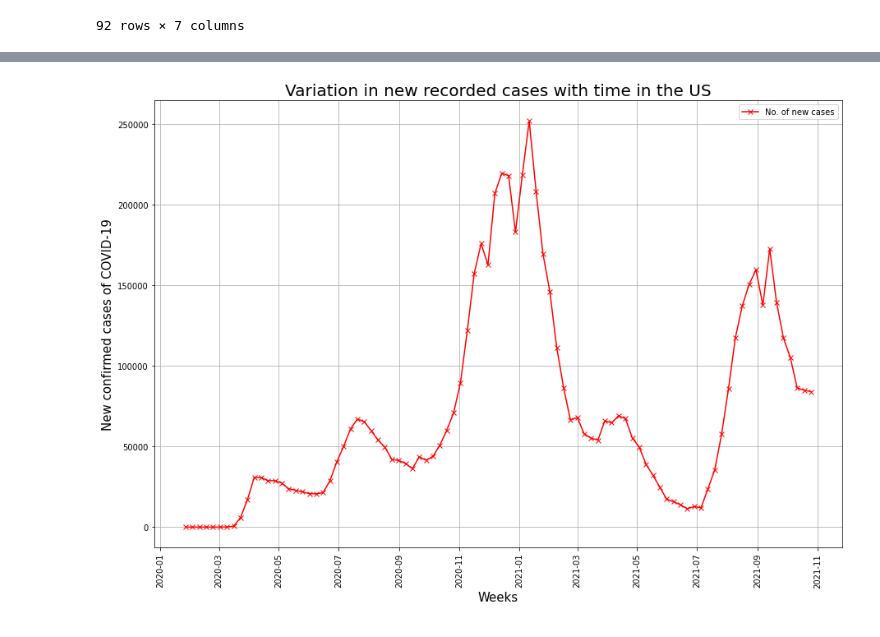
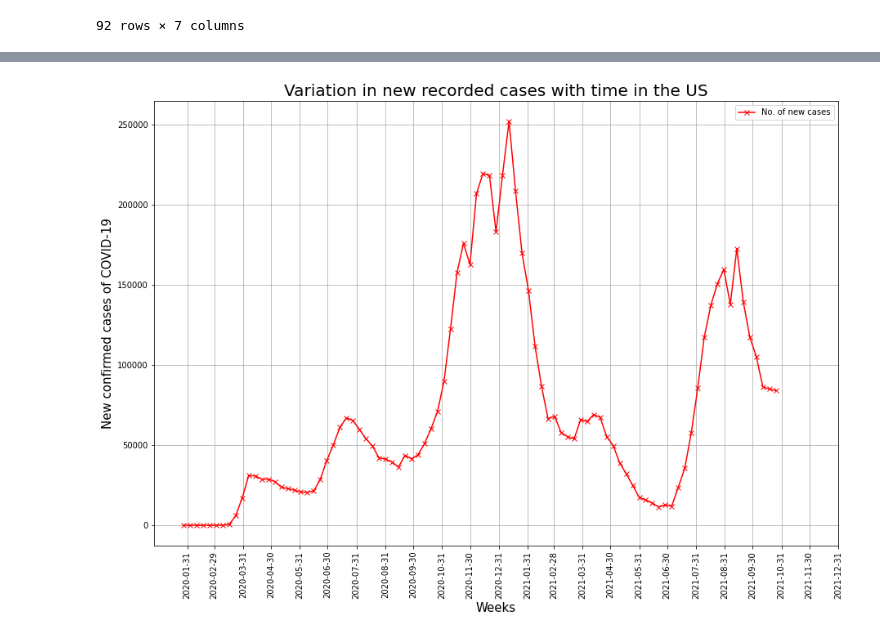
Before and after one commit to Waltontan/Project_Covid, a Jupyter notebook: q2-cleaning.ipynb, the cells around one changed output, grey strips where cells are left out. Drawn from its saved outputs; the diff is of its cells as text; code cells hidden in the pictures.

Commit message:
line plots

```diff
--- a/q2-cleaning.ipynb
+++ b/q2-cleaning.ipynb
@@ -196,11 +199,11 @@ df1.describe()
 # %%
 #groupby week and location
 
-df1_week = df1.groupby(['location', pd.Grouper(key='date', freq='W-MON')]).mean().reset_index().sort_values(['location', 'date'])
+df1_week = df1.groupby(['location', pd.Grouper(key='date', freq='W-MON')])
 
-# df1_week = df1.groupby(['location', pd.Grouper(key='date', freq='W-MON')])
+df1_week = df1_week.mean().reset_index().sort_values(['location', 'date'])
 
-df1_week.head(10)
+df1_week
 # %% [output]
 |  | location | date | people_fully_vaccinated | new_cases | hosp_patients | icu_patients | new_deaths |
 | 0 | Austria | 2020-03-02 | NaN | 2.571429 | NaN | NaN | NaN |
@@ -335,30 +398,29 @@ plt.show()
 # %%
 #plot to demostrate variation in new cases with time in the US
 
 x_axis2 = df1_USA["date"]
 y_axis2 = df1_USA["new_cases"]
 
 plt.figure(figsize=(15,10))
 plt.plot(x_axis2,y_axis2, marker ='x', color='red', label= "No. of new cases")
-plt.xticks(rotation="vertical")
-
+plt.xticks(pd.period_range('2020-01', periods=24, freq='M'), rotation="vertical")
 # Create title and labels for the X and Y axis
 plt.title("Variation in new recorded cases with time in the US", fontsize = 20)
 plt.xlabel("Weeks", fontsize = 15)
 plt.ylabel("New confirmed cases of COVID-19", fontsize = 15)
 
 # Adds a legend and sets its location to the lower right
 plt.legend(loc="best")
 
 # # Set the limits for the X and Y axes
 # plt.xlim(0,120)
 # plt.ylim(5,95)
 
 # Add in a grid for the chart
 plt.grid()
 
 # Saves an image of our chart so that we can view it in a folder
 plt.savefig("Output_Images/line_plot2_USA.png")
 plt.show()
 # %% [output]
-[figure, old version]
+[figure, new version]
```
Also changed, not shown: parts of 33 cells of this notebook, 18 other files.
